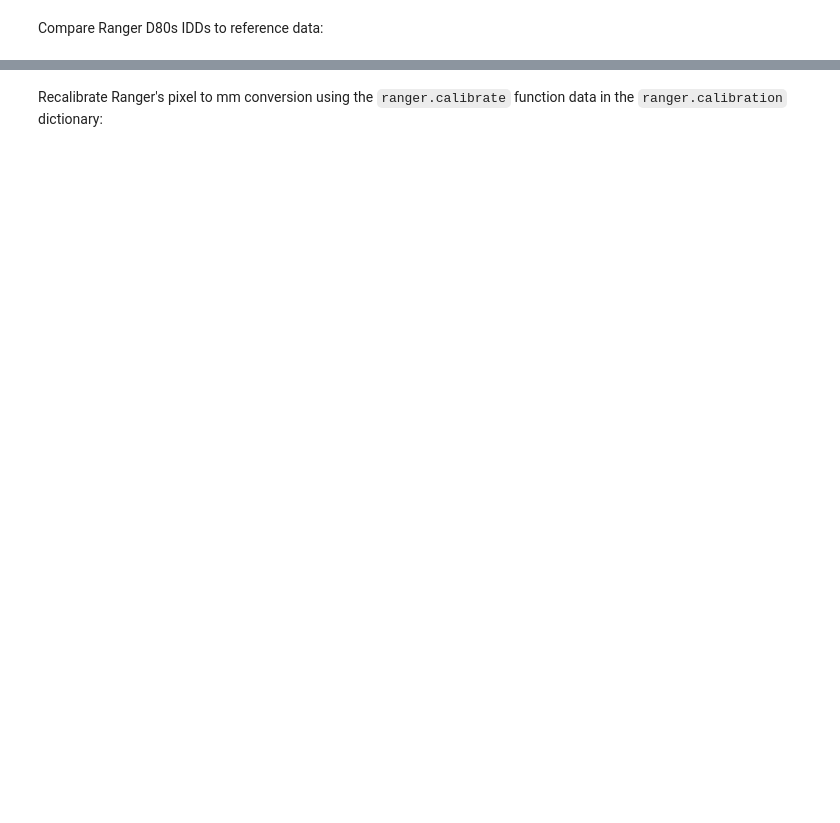
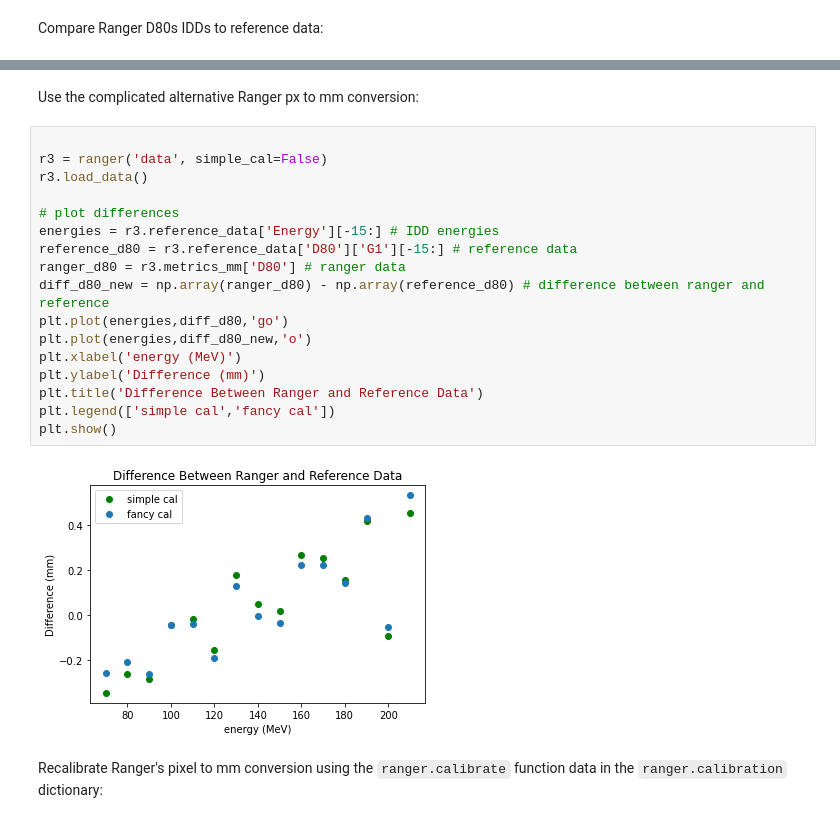
Before and after one commit to UCLHp/RangerQA, a Jupyter notebook: examples.ipynb, the cells around one changed output, grey strips where cells are left out. Drawn from its saved outputs; the diff is of its cells as text; blank space fills up the shorter version.

Commit message:
simple cal user tested

```diff
--- a/examples.ipynb
+++ b/examples.ipynb
@@ -100,3 +98,24 @@ plt.show()
+# %% [markdown]
+Use the complicated alternative Ranger px to mm conversion:
+# %%
+
+r3 = ranger('data', simple_cal=False)
+r3.load_data()
+
+# plot differences
+energies = r3.reference_data['Energy'][-15:] # IDD energies
+reference_d80 = r3.reference_data['D80']['G1'][-15:] # reference data
+ranger_d80 = r3.metrics_mm['D80'] # ranger data
+diff_d80_new = np.array(ranger_d80) - np.array(reference_d80) # difference between ranger and reference
+plt.plot(energies,diff_d80,'go')
+plt.plot(energies,diff_d80_new,'o')
+plt.xlabel('energy (MeV)')
+plt.ylabel('Difference (mm)')
+plt.title('Difference Between Ranger and Reference Data')
+plt.legend(['simple cal','fancy cal'])
+plt.show()
+# %% [output]
+[figure, added]
 # %% [markdown]
 Recalibrate Ranger's pixel to mm conversion using the `ranger.calibrate` function data in the `ranger.calibration` dictionary:
 # %%
```
Also changed, not shown: parts of 6 cells of this notebook, 1 other file.
